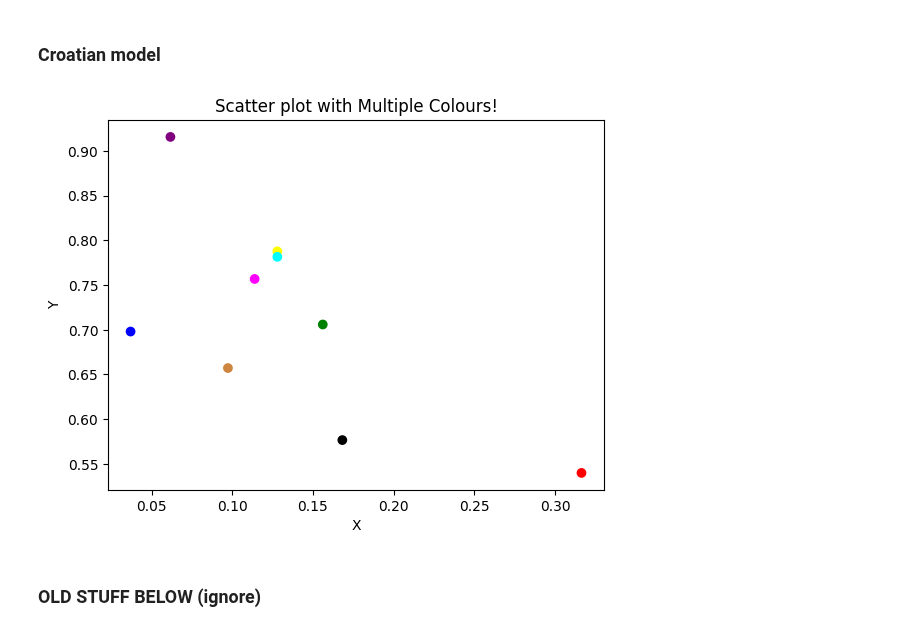
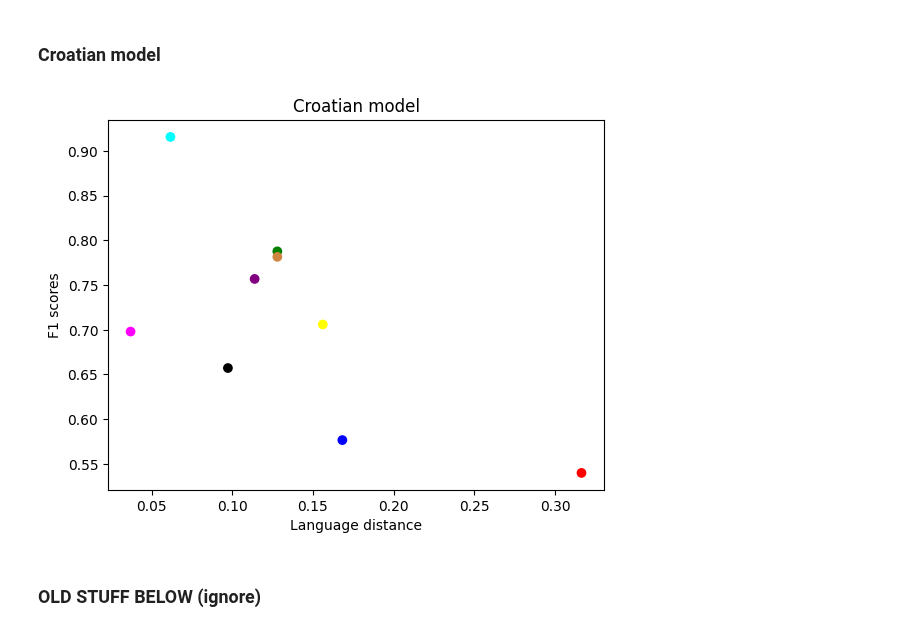
Before and after one commit to Mluonium/NLP-Final-Project, a Jupyter notebook: 08_lang_sim.ipynb, the cells around one changed output. Cells and saved outputs as stored; diff of their text form; code cells hidden in the pictures.

```diff
--- a/08_lang_sim.ipynb
+++ b/08_lang_sim.ipynb
@@ -128,3 +166,15 @@ Which is best for us?
 - Depends on whether we want to prioritize capturing the maximum information from each language embedding (union) or preserving the individual characteristics of each embedding (concatenation)
 # %% [markdown]
 ### Displaying results and land sim
+# %%
+# getting testing results data
+df = pd.read_excel('testing_results.xlsx')
+
+print(df)
+eng_scores = list(df["English score"])
+del eng_scores[3]
+print(eng_scores)
+
+hrv_scores = list(df["Croatian score "])
+del hrv_scores[1]
+print(hrv_scores)
@@ -155,26 +220,24 @@ plt.show()
 # %% [markdown]
 ### Croatian model
 # %%
-import matplotlib.pyplot as plt
-
 # Define x, y, and colors for each point
-langs = ["zho", "deu", "slk", "dan","srp", "eng", "swe", "por", "rus"]
-lang_sim = [0.3164009272185251, 0.15607506120177872, 0.03696364326665014, 0.12791840072761895, 0.061656883182889866, 0.16819960814394186,0.12791840072761895, 0.11385305380179167, 0.09729243252260678]
-f1_score = [0.5397840864, 0.7059352518, 0.6980351603, 0.7878103837,0.9158878505, 0.5765426284, 0.7816635161 ,  0.7569178374, 0.6571952337]
+#langs = ["zho", "deu", "slk", "dan","srp", "eng", "swe", "por", "rus"]
+languages = ["zho", "dan", "eng", "deu", "por", "rus", "srp", "slk", "swe"]
+#f1_score = [0.5397840864, 0.7059352518, 0.6980351603, 0.7878103837,0.9158878505, 0.5765426284, 0.7816635161 ,  0.7569178374, 0.6571952337]
 
 colors = ['red', 'green', 'blue', 'yellow', 'purple', "black", "cyan", "magenta", "peru"]
 
 # Create a scatter plot with multiple colors
-plt.scatter(lang_sim, f1_score, c=colors)
+plt.scatter(hrv_list, hrv_scores, c=colors)
 
 # Add labels and title
-plt.xlabel('X')
-plt.ylabel('Y')
-plt.title('Scatter plot with Multiple Colours!')
+plt.xlabel('Language distance')
+plt.ylabel('F1 scores')
+plt.title('Croatian model')
 
 plt.show()
 # %% [output]
-[figure, old version]
+[figure, new version]
 # %% [markdown]
 ### OLD STUFF BELOW (ignore)
 # %%
```
Also changed, not shown: parts of 5 cells of this notebook.
